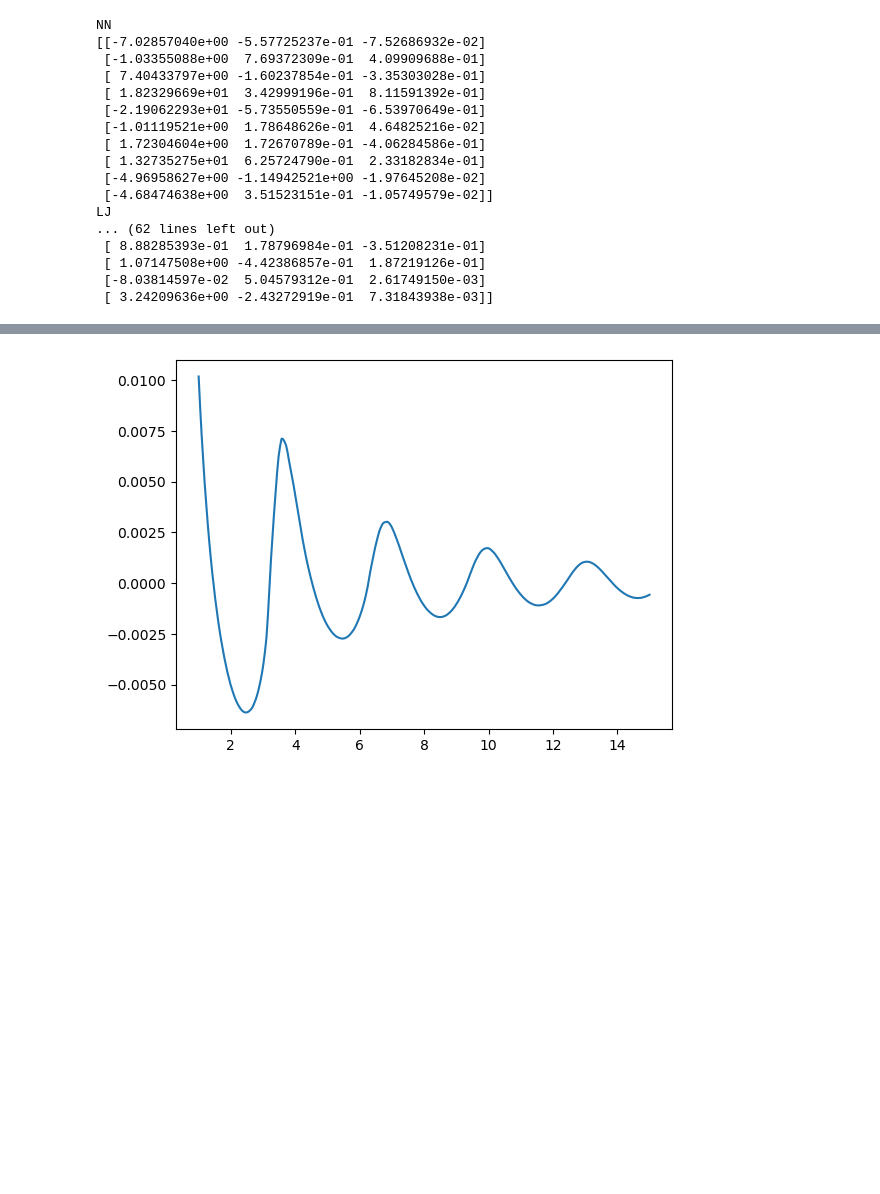
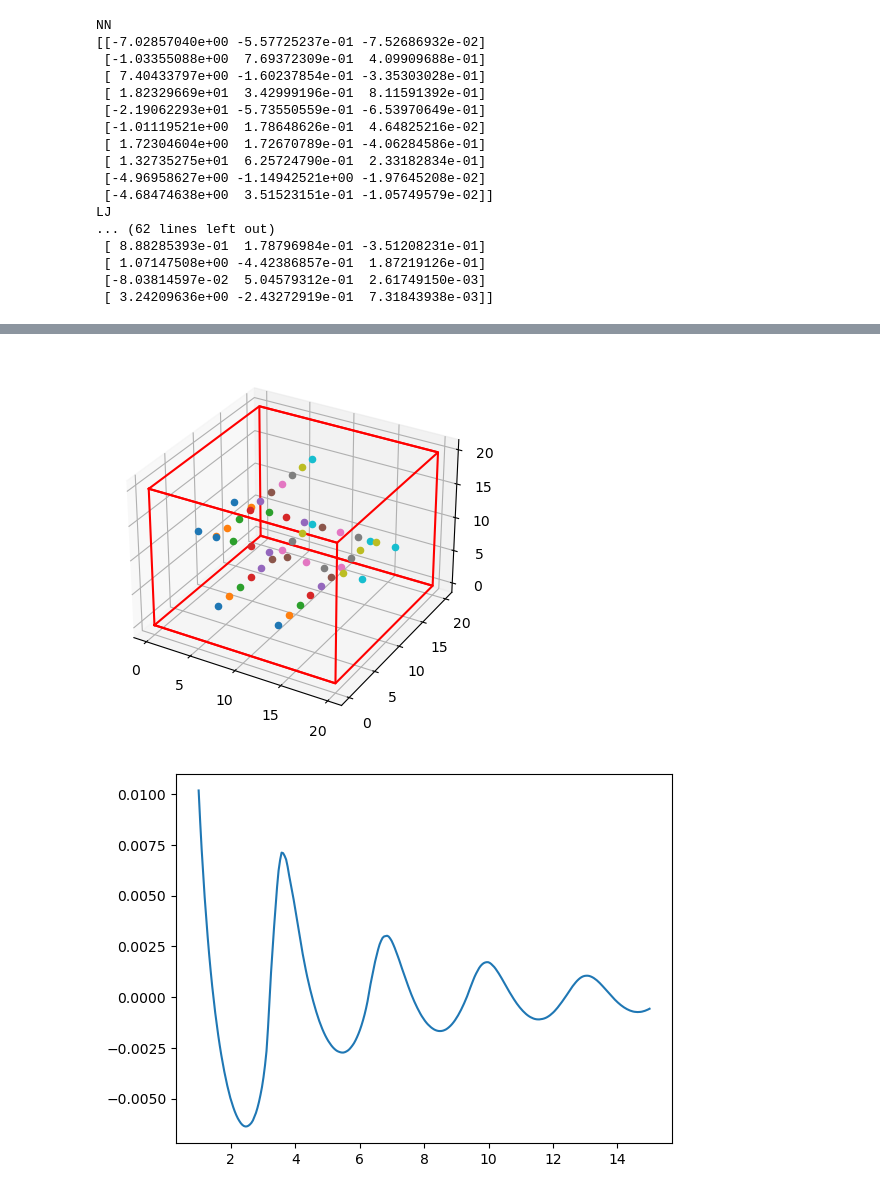
Before and after one commit to jan-kro/mucus_old_2, a Jupyter notebook: polymer_chain_fromscratch_pbc.ipynb, the cells around one changed output, grey strips where cells are left out. Drawn from its saved outputs; the diff is of its cells as text; code cells hidden in the pictures; blank space fills up the shorter version.

Commit message:
added multiple chain initialisation

```diff
--- a/polymer_chain_fromscratch_pbc.ipynb
+++ b/polymer_chain_fromscratch_pbc.ipynb
@@ -848,17 +909,3 @@ print(a[L1])
-# %%
-def pbc(positions, box_length):
-
-    # calculate modulo L
-    return np.mod(positions, box_length)
-
-def mesh_vectors(a, b):
-    n = len(a)
-    m = len(b)
-
-    A = np.tile(a, (m, 1, 1)) # repeats vector along third dimension len(b) times
-    B = np.reshape(np.repeat(b, n, 0), (m, n, 3)) # does the same but "flipped"
-
-    return A, B
 # %%
 # test copying of edges
 
@@ -1359,7 +1385,7 @@ def plot_box(positions, l_box):
     fig = plt.figure()
     ax = fig.add_subplot(projection='3d')
 
-    for i in range(n):
+    for i in range(len(positions)):
         ax.scatter(positions[i, 0],positions[i, 1], positions[i, 2])
 
     xy = np.array(((0,0),
@@ -1524,0 +1547,63 @@ time for loop
+# %%
+# create box with M chains consisting of N atoms
+
+N = 10 # atoms/chain
+M = 5 # chains
+
+r0 = 2
+
+if M == 1:
+    # self.create_chain()
+    # return
+    M = 1
+
+L = N*r0 # box length
+
+n_row = int(np.round(np.sqrt(M)))
+
+# check how many cols are needed
+n_col = 0
+while n_col*n_row < M:
+    n_col += 1
+
+d_row = L/(n_row+1)
+d_col = L/(n_col+1)
+
+positions = np.zeros((M*N, 3))
+bonds = list(())
+
+particle_idx = 0
+# make centered mesh
+for i in range(n_col):
+    for j in range(n_row):
+        if particle_idx == N*M:
+            break
+        # create chain
+        n = 0
+        for k in range(particle_idx, N+particle_idx):
+            positions[k, (i+1)%2] = (L-r0*(N-1))/2 + n*r0
+            positions[k, i%2] = j*d_row + d_row
+            positions[k, 2] = i*d_col + d_col
+            n += 1
+        # add bonds to bond list
+        bonds.append((particle_idx, particle_idx+1))
+        for k in range(N-2):
+            particle_idx += 1
+            bonds.append((particle_idx, particle_idx-1))
+            bonds.append((particle_idx, particle_idx+1))
+        particle_idx += 1
+        bonds.append((particle_idx, particle_idx-1))
+        particle_idx += 1
+
+
+
+
+
+plot_box(positions, L)
+
+print(d_row, n_row)
+print(d_col, n_col)
+print(L)
+
+print(positions)
+# %% [output]
@@ -1525,3 +1627,4 @@ time for loop
+[figure, added]
 # %%
 q = np.linspace(1, 15, 300)
 
```
Also changed, not shown: parts of 12 cells of this notebook, 3 other files.
